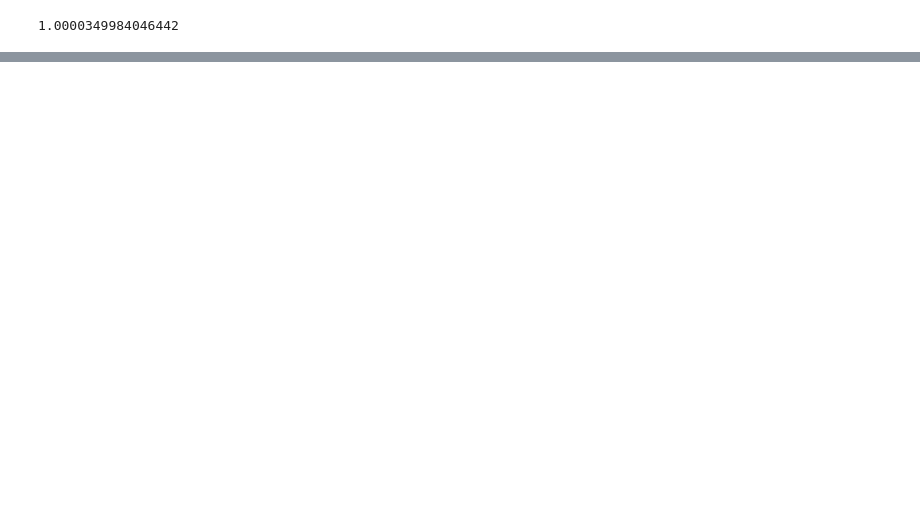
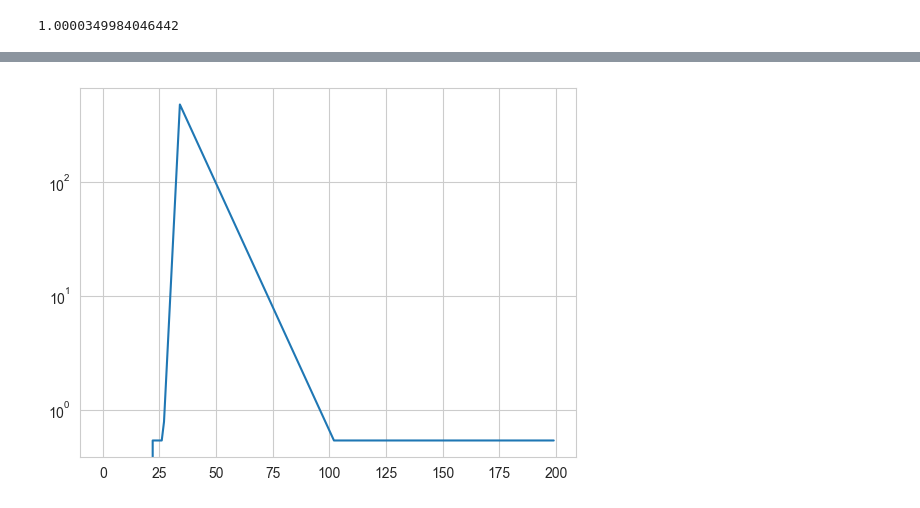
Before and after one commit to jgsuresh/senegal-network-sim, a Jupyter notebook: network_sim/experiments/240701-01/gametocyte_fluctuations_in_emod.ipynb, the cells around one changed output, grey strips where cells are left out. Drawn from its saved outputs; the diff is of its cells as text; code cells hidden in the pictures; blank space fills up the shorter version.

Commit message:
Peaked gametocyte trajectories for immunity-off sims

```diff
--- a/network_sim/experiments/240701-01/gametocyte_fluctuations_in_emod.ipynb
+++ b/network_sim/experiments/240701-01/gametocyte_fluctuations_in_emod.ipynb
@@ -1012,0 +1019,39 @@ for i in range(4):
+# %%
+def current_gametocyte_density(infection_age, infection_duration, aggregate_gametocyte_density, t_first_max, h_first_max, m_decay, y_floor=1e-4):
+    # Return gametocyte density at a given time point in the infection
+    if infection_age <= 21:
+        return 0
+
+    # Gametocytes show up after 21 days and rise rapidly to first peak
+    t_start = 21
+    h_start = 1e-4
+
+    m_rise = (np.log(h_first_max) - np.log(h_start)) / (t_first_max - t_start)
+    b_rise = np.log(h_start) - m_rise * t_start
+    y_rise = np.exp(m_rise * np.arange(t_start, t_first_max) + b_rise)
+
+    # Gametocytes rapidly decay after first peak.
+    b_decay = np.log(h_first_max) - m_decay * t_first_max
+    y_decay = np.exp(m_decay * np.arange(t_first_max, infection_duration) + b_decay)
+
+    y_rise_and_decay = np.concatenate([y_rise, y_decay])
+    # Rescale to have mean of 1
+    y_rise_and_decay = y_rise_and_decay / np.sum(y_rise_and_decay)
+
+    # Now impose floor (note that doing this after the rescaling will not guarantee that the mean is 1, but it's close enough)
+    y_rise_and_decay = np.maximum(y_rise_and_decay, y_floor)
+
+    return y_rise_and_decay[infection_age - 21] * aggregate_gametocyte_density
+# %%
+def infectiousness_from_gametocyte_density(gametocyte_density):
+    # EMOD function which relates gametocyte density to infectiousness
+    base_gametocyte_mosquito_survival = 0.002011099
+    return 1 - np.exp(-base_gametocyte_mosquito_survival * gametocyte_density)
+# %%
+x = np.arange(200).astype(float)
+xx = np.arange(200).astype(float)
+for t in range(1,200):
+    x[t] = current_gametocyte_density(t, 200, 30*179, 34, 15, -0.1)
+    xx[t] = infectiousness_from_gametocyte_density(x[t])
+
+plt.plot(x)
@@ -1012,0 +1061,5 @@ for i in range(4):
+# %%
+plt.plot(x)
+plt.yscale("log")
+# %% [output]
+[figure, added]
```
Also changed, not shown: parts of 21 cells of this notebook, 8 other files.
